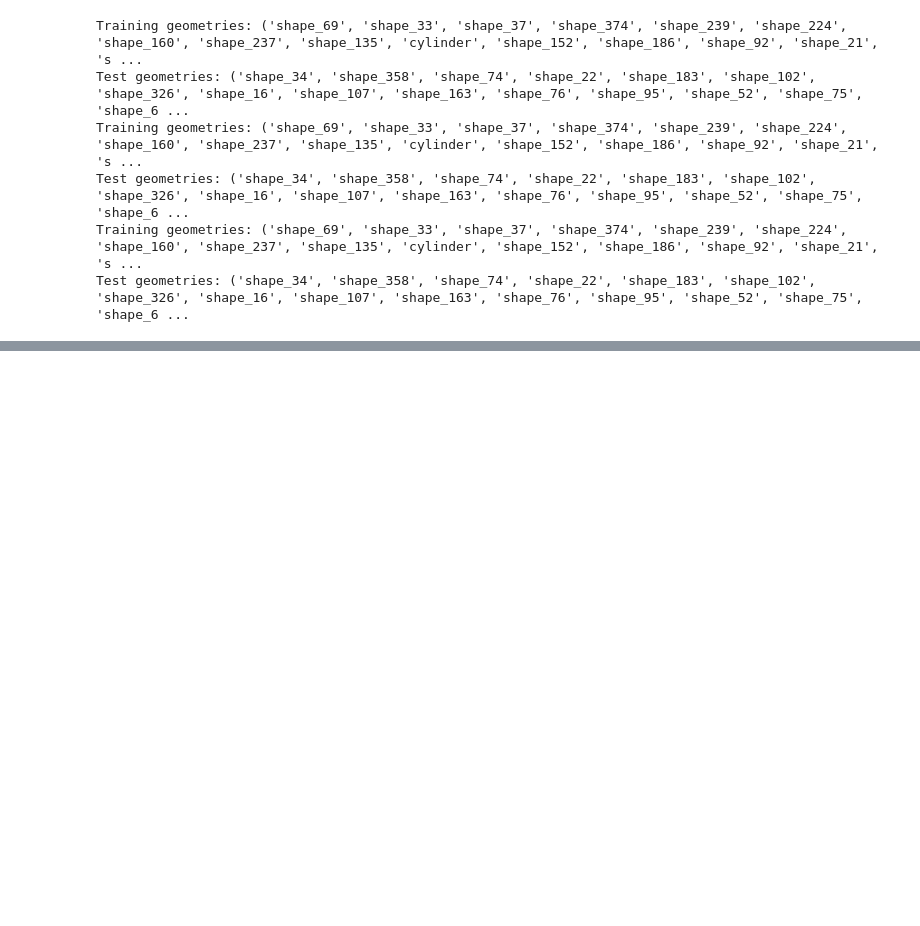
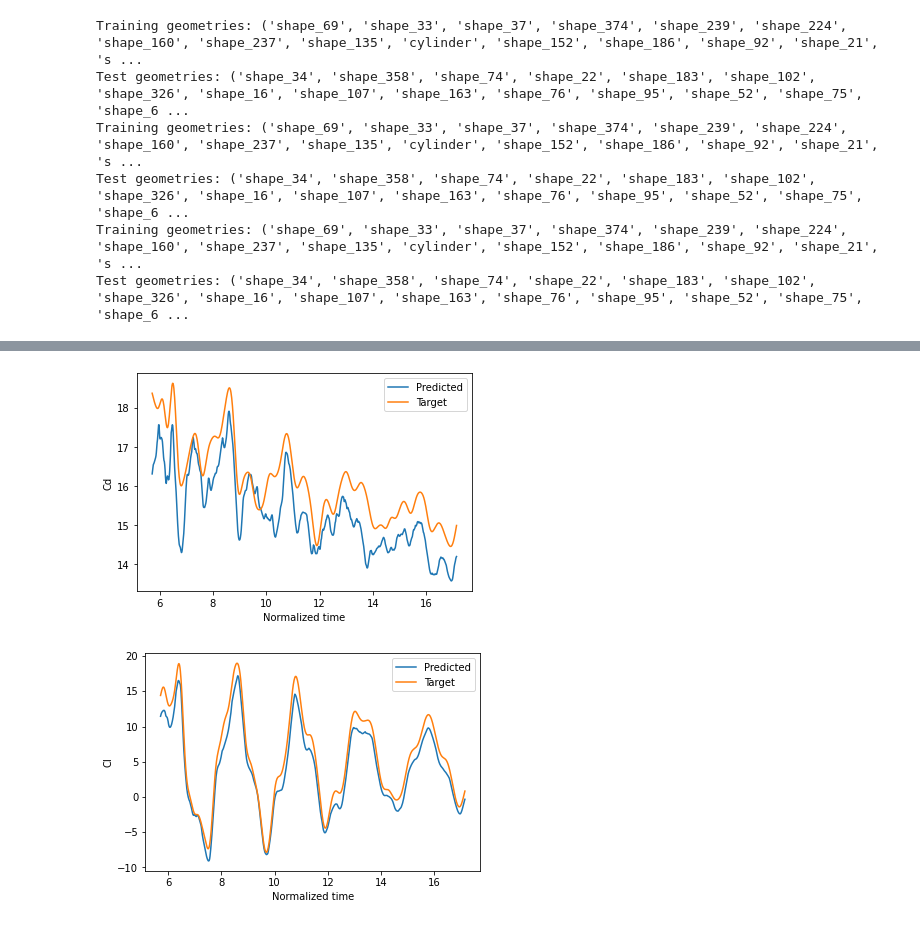
Before and after one commit to aligirayhanozbay/fr3D, a Jupyter notebook: lift_drag_pcterror.ipynb, the cells around one changed output, grey strips where cells are left out. Drawn from its saved outputs; the diff is of its cells as text; code cells hidden in the pictures; blank space fills up the shorter version.

Commit message:
error printing, force plotting

```diff
--- a/lift_drag_pcterror.ipynb
+++ b/lift_drag_pcterror.ipynb
@@ -272,3 +272,17 @@ for pdata, udata, vdata, wdata in zip(*dataset_iterators.values()):
 
     compute_metrics('W', ae_pred_mapes, ae_pred_unnormalized_mapes, ae_pred_mses, ae_pred_unnormalized_mses,
                        w_ae_pred, w_target, w_nae_pred, w_ntarget)
+
+pred_mapes = {k:tf.concat(pred_mapes[k],0) for k in dataset_iterators.keys()}
+pred_unnormalized_mapes = {k:tf.concat(pred_unnormalized_mapes[k],0) for k in dataset_iterators.keys()}
+pred_mses = {k:tf.concat(pred_mses[k],0) for k in dataset_iterators.keys()}
+pred_unnormalized_mses = {k:tf.concat(pred_unnormalized_mses[k],0) for k in dataset_iterators.keys()}
+
+ae_pred_mapes = {k:tf.concat(ae_pred_mapes[k],0) for k in dataset_iterators.keys()}
+ae_pred_unnormalized_mapes = {k:tf.concat(ae_pred_unnormalized_mapes[k],0) for k in dataset_iterators.keys()}
+ae_pred_mses = {k:tf.concat(ae_pred_mses[k],0) for k in dataset_iterators.keys()}
+ae_pred_unnormalized_mses = {k:tf.concat(ae_pred_unnormalized_mses[k],0) for k in dataset_iterators.keys()}
+
+pred_forces = tf.concat(pred_forces,0)
+ae_pred_forces = tf.concat(ae_pred_forces,0)
+target_forces = tf.concat(target_forces,0)
@@ -325,0 +329,31 @@ TensorShape([10])
+# %%
+import matplotlib.pyplot as plt
+
+start_idx = 0
+end_idx = 801
+
+tstart = 20.0
+tend = 60.0
+Lm = 3.5
+Uinf = 1.0
+taun = Uinf*np.linspace(tstart, tend, end_idx - start_idx)/Lm
+plt.figure()
+plt.plot(taun,pred_forces[start_idx:end_idx,0], label='Predicted')
+plt.plot(taun,target_forces[start_idx:end_idx,0], label='Target')
+plt.legend()
+plt.xlabel('Normalized time')
+plt.ylabel('Cd')
+plt.show()
+plt.close()
+
+plt.figure()
+plt.plot(taun,pred_forces[start_idx:end_idx,1], label='Predicted')
+plt.plot(taun,target_forces[start_idx:end_idx,1], label='Target')
+plt.legend()
+plt.xlabel('Normalized time')
+plt.ylabel('Cl')
+plt.show()
+plt.close()
+# %% [output]
+[figure, added]
+[figure, added]
```
Also changed, not shown: parts of 6 cells of this notebook.
